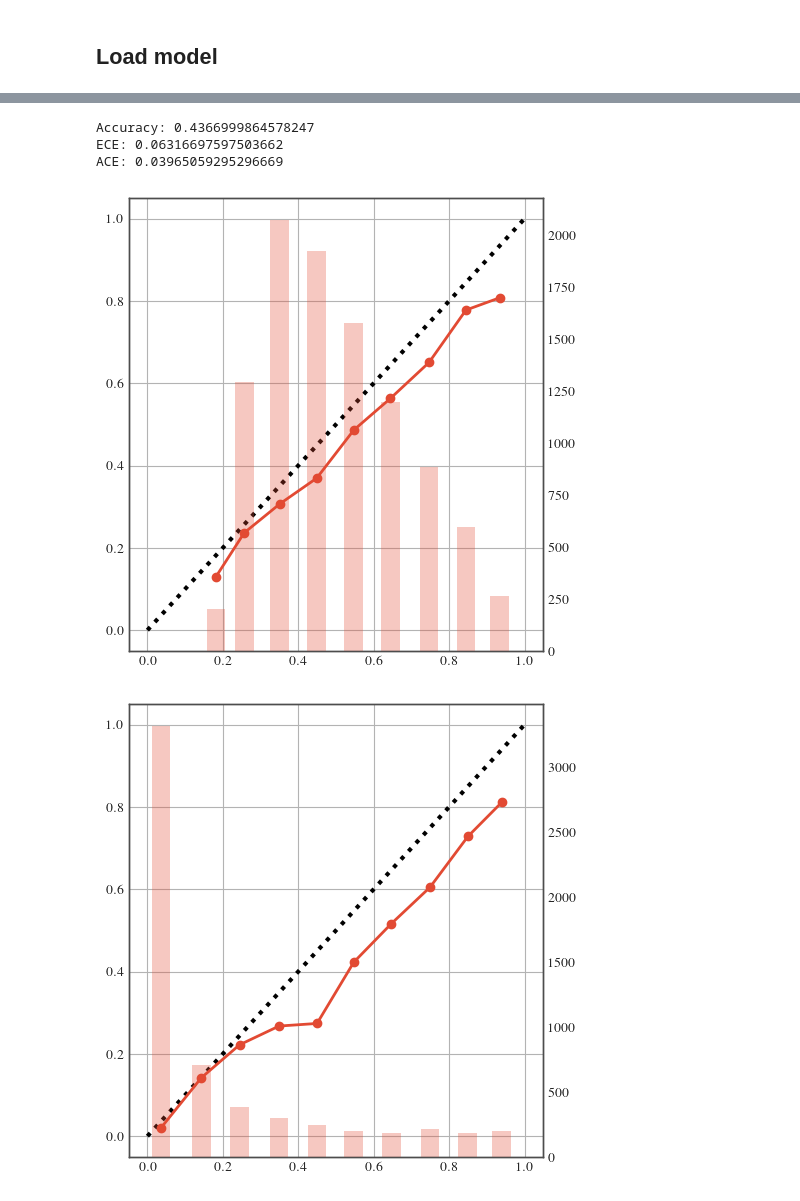
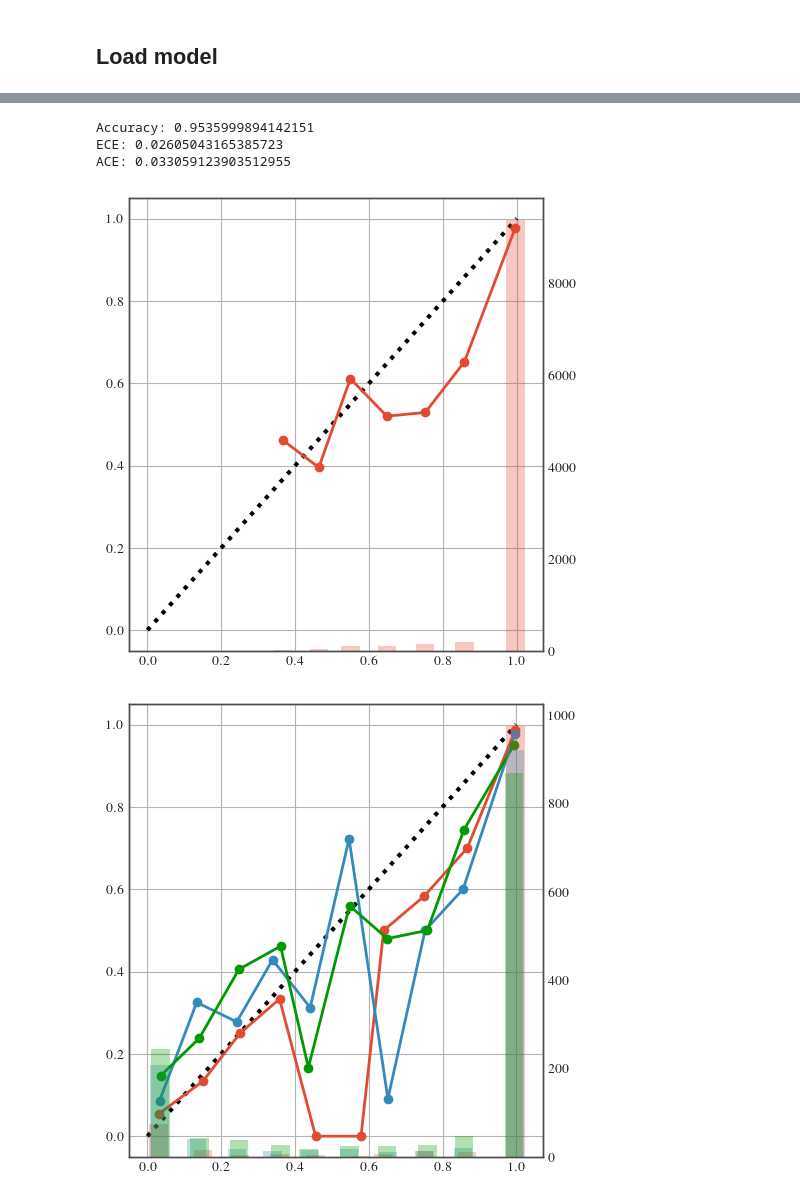
Before and after one commit to dhuseljic/dal-toolbox, a Jupyter notebook: experiments/uncertainty/notebooks/evaluation.ipynb, the cells around one changed output, grey strips where cells are left out. Drawn from its saved outputs; the diff is of its cells as text; code cells hidden in the pictures.

```diff
--- a/experiments/uncertainty/notebooks/evaluation.ipynb
+++ b/experiments/uncertainty/notebooks/evaluation.ipynb
@@ -104,7 +104,7 @@ print(pd.DataFrame(result_dict).T.to_markdown())
 import sys
 sys.path.append('..')
 from uncertainty import build_model, build_dataset
-path = f'results/baselines/CIFAR10/resnet18/seed2'
+path = f'results/baselines/CIFAR10/resnet18/seed1'
 args = load_args(path)
 args.num_devices = 1
 args.dataset_path = '/datasets'
@@ -143,25 +143,25 @@ print('Accuracy:', acc_fn(logits, targets).item())
 print('ECE:', ExpectedCalibrationError()(logits.softmax(-1), targets).item())
 print('ACE:', AdaptiveCalibrationError()(logits.softmax(-1), targets).item())
 # %% [output]
-Accuracy: 0.4366999864578247
-ECE: 0.06316697597503662
-ACE: 0.03965059295296669
+Accuracy: 0.9535999894142151
+ECE: 0.02605043165385723
+ACE: 0.033059123903512955
 # %%
 from dal_toolbox.metrics import TopLabelCalibrationPlot, MarginalCalibrationPlot
 from dal_toolbox.utils import plot_tcp, plot_mcp
 
 tcp_results = TopLabelCalibrationPlot(num_bins=10)(logits.softmax(-1), targets)
 
 plt.figure(figsize=(5, 5))
 plot_tcp(tcp_results)
 plt.tight_layout()
 plt.show()
 
 mcp_results = MarginalCalibrationPlot(num_bins=10)(logits.softmax(-1), targets)
 plt.figure(figsize=(5, 5))
-plot_mcp(mcp_results, classes=1, plot_bars=True)
+plot_mcp(mcp_results, classes=[1, 2, 3], plot_bars=True)
 plt.tight_layout()
 plt.show()
 # %% [output]
-[figure, old version]
+[figure, new version]
-[figure, old version]
+[figure, new version]
```
Also changed, not shown: parts of 3 cells of this notebook.
